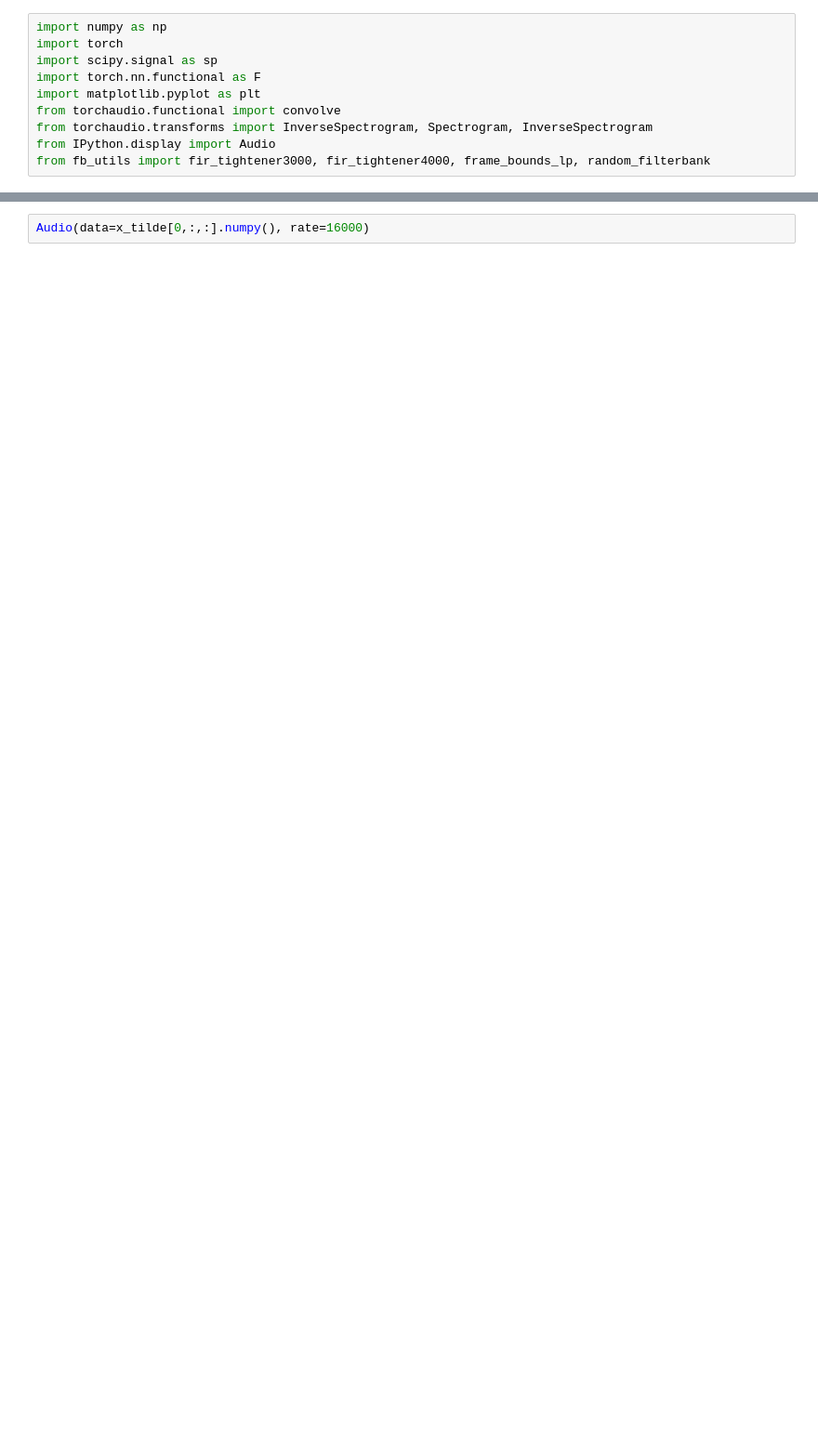
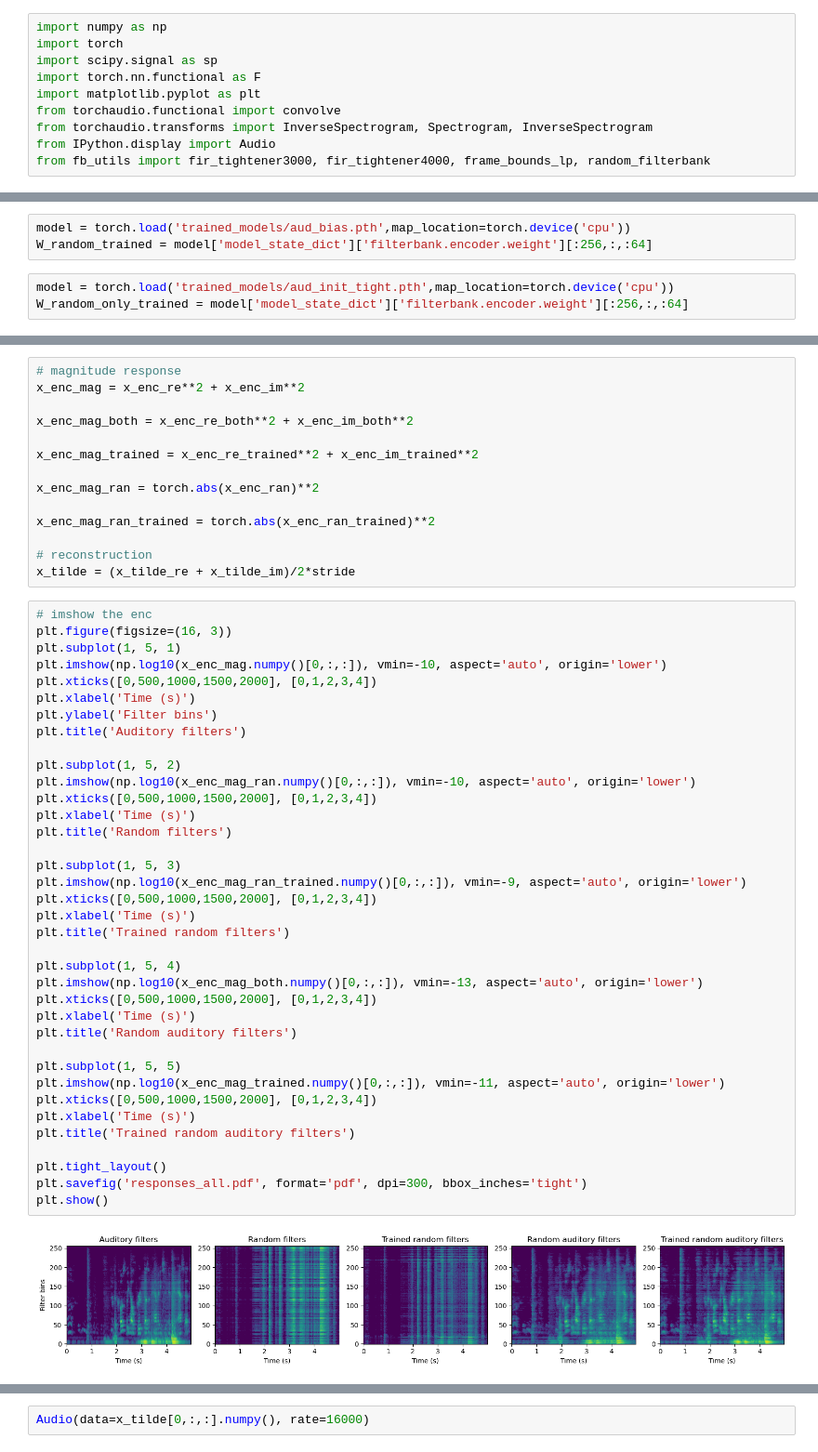
Before and after one commit to danedane-haider/Random-Filterbanks, a Jupyter notebook: Stability of Random Filterbanks under Gradient Descent/Auditory_bias_complex.ipynb, the cells around one changed output, grey strips where cells are left out. Shown at 93% size. Cells and saved outputs as stored; diff of their text form; blank space fills up the shorter version.

```diff
--- a/Stability of Random Filterbanks under Gradient Descent/Auditory_bias_complex.ipynb
+++ b/Stability of Random Filterbanks under Gradient Descent/Auditory_bias_complex.ipynb
@@ -60,0 +118,6 @@ torch.Size([32, 1, 10000])
+# %%
+model = torch.load('trained_models/aud_bias.pth',map_location=torch.device('cpu'))
+W_random_trained = model['model_state_dict']['filterbank.encoder.weight'][:256,:,:64]
+# %%
+model = torch.load('trained_models/aud_init_tight.pth',map_location=torch.device('cpu'))
+W_random_only_trained = model['model_state_dict']['filterbank.encoder.weight'][:256,:,:64]
@@ -60,0 +143,53 @@ torch.Size([32, 1, 10000])
+# %%
+# magnitude response
+x_enc_mag = x_enc_re**2 + x_enc_im**2
+
+x_enc_mag_both = x_enc_re_both**2 + x_enc_im_both**2
+
+x_enc_mag_trained = x_enc_re_trained**2 + x_enc_im_trained**2
+
+x_enc_mag_ran = torch.abs(x_enc_ran)**2
+
+x_enc_mag_ran_trained = torch.abs(x_enc_ran_trained)**2
+
+# reconstruction
+x_tilde = (x_tilde_re + x_tilde_im)/2*stride
+# %%
+# imshow the enc
+plt.figure(figsize=(16, 3))
+plt.subplot(1, 5, 1)
+plt.imshow(np.log10(x_enc_mag.numpy()[0,:,:]), vmin=-10, aspect='auto', origin='lower')
+plt.xticks([0,500,1000,1500,2000], [0,1,2,3,4])
+plt.xlabel('Time (s)')
+plt.ylabel('Filter bins')
+plt.title('Auditory filters')
+
+plt.subplot(1, 5, 2)
+plt.imshow(np.log10(x_enc_mag_ran.numpy()[0,:,:]), vmin=-10, aspect='auto', origin='lower')
+plt.xticks([0,500,1000,1500,2000], [0,1,2,3,4])
+plt.xlabel('Time (s)')
+plt.title('Random filters')
+
+plt.subplot(1, 5, 3)
+plt.imshow(np.log10(x_enc_mag_ran_trained.numpy()[0,:,:]), vmin=-9, aspect='auto', origin='lower')
+plt.xticks([0,500,1000,1500,2000], [0,1,2,3,4])
+plt.xlabel('Time (s)')
+plt.title('Trained random filters')
+
+plt.subplot(1, 5, 4)
+plt.imshow(np.log10(x_enc_mag_both.numpy()[0,:,:]), vmin=-13, aspect='auto', origin='lower')
+plt.xticks([0,500,1000,1500,2000], [0,1,2,3,4])
+plt.xlabel('Time (s)')
+plt.title('Random auditory filters')
+
+plt.subplot(1, 5, 5)
+plt.imshow(np.log10(x_enc_mag_trained.numpy()[0,:,:]), vmin=-11, aspect='auto', origin='lower')
+plt.xticks([0,500,1000,1500,2000], [0,1,2,3,4])
+plt.xlabel('Time (s)')
+plt.title('Trained random auditory filters')
+
+plt.tight_layout()
+plt.savefig('responses_all.pdf', format='pdf', dpi=300, bbox_inches='tight')
+plt.show()
+# %% [output]
+[figure, added]
```
Also changed, not shown: parts of 33 cells of this notebook, 32 other files.
